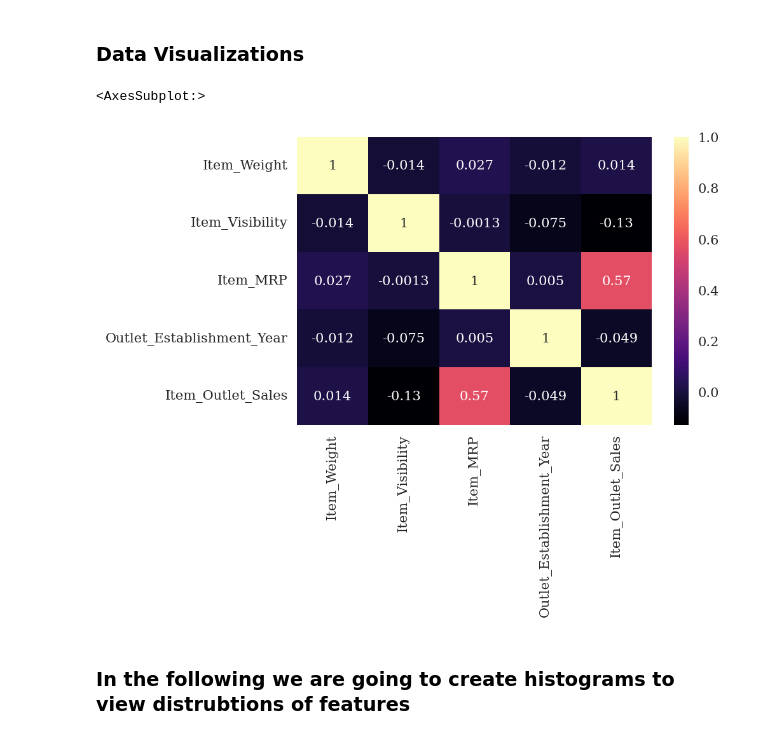
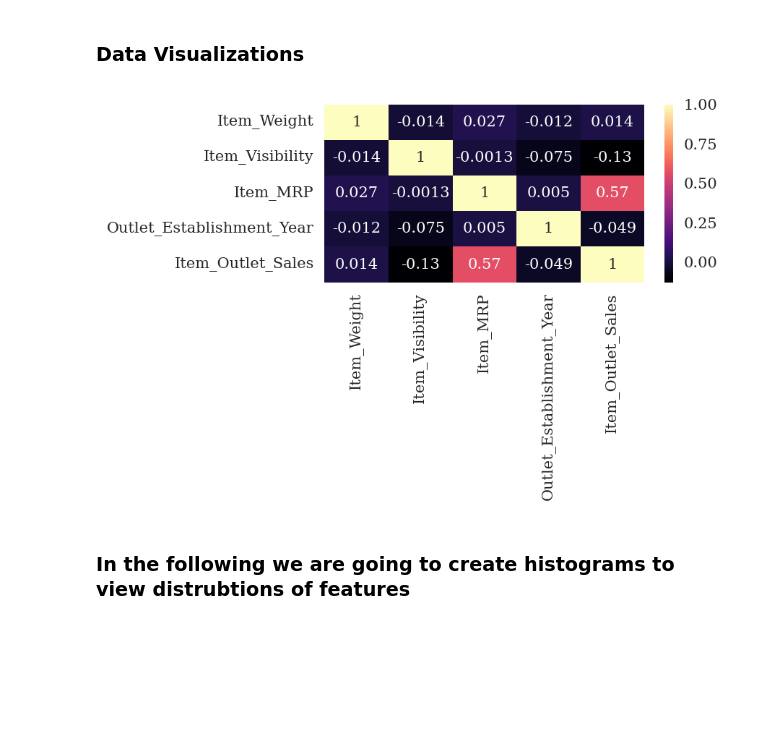
Before and after one commit to rvtovar/sales_predictions, a Jupyter notebook: sales_predictions.ipynb, the cells around one changed output. Saved outputs shown, nothing was run; the diff lists cells and outputs as text; code cells hidden in the pictures; blank space fills up the shorter version.

Commit message:
updated images

```diff
--- a/sales_predictions.ipynb
+++ b/sales_predictions.ipynb
@@ -141,15 +141,15 @@ plt.style.use(['bmh', 'seaborn'])
 plt.rcParams['font.family'] = 'serif'
 # %%
 corr = df.corr()
-plt.figure(dpi=150)
+plt.figure(dpi=150, facecolor='white')
 sns.heatmap(corr, annot=True, cmap='magma')
-
+plt.tight_layout()
+plt.savefig("heatmap.png")
 # The first thing i wanted to do is explore the correlations and which areas have the most correlation.
 # We can see that there is a moderate correlation between Item_MRP and Item Outlet Sales.
 # Everwhere else has a no correlation .
 # %% [output]
-<AxesSubplot:>
-[figure, old version]
+[figure, new version]
 # %% [markdown]
 ### In the following we are going to create histograms to view distrubtions of features
 # %%
```
Also changed, not shown: parts of 1 cell of this notebook, 2 other files.
